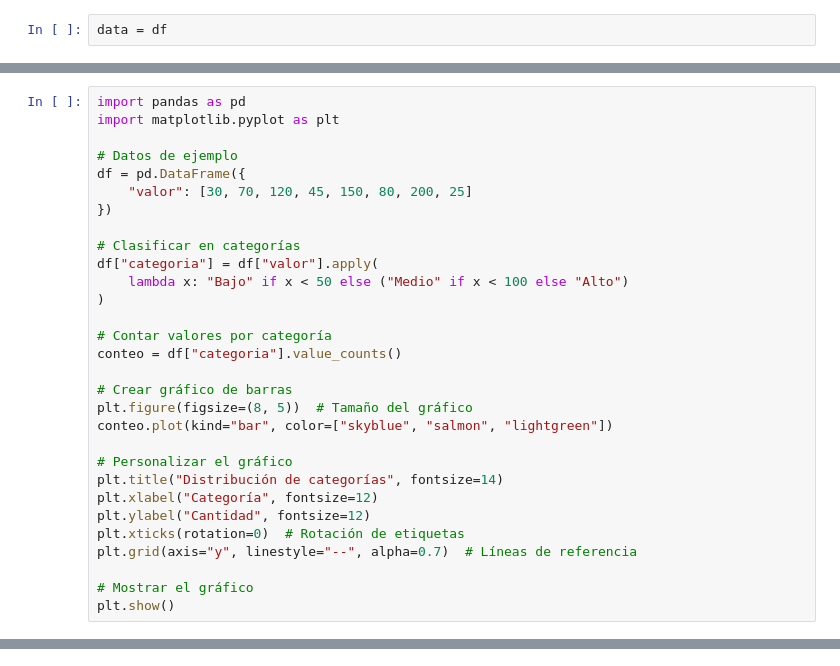
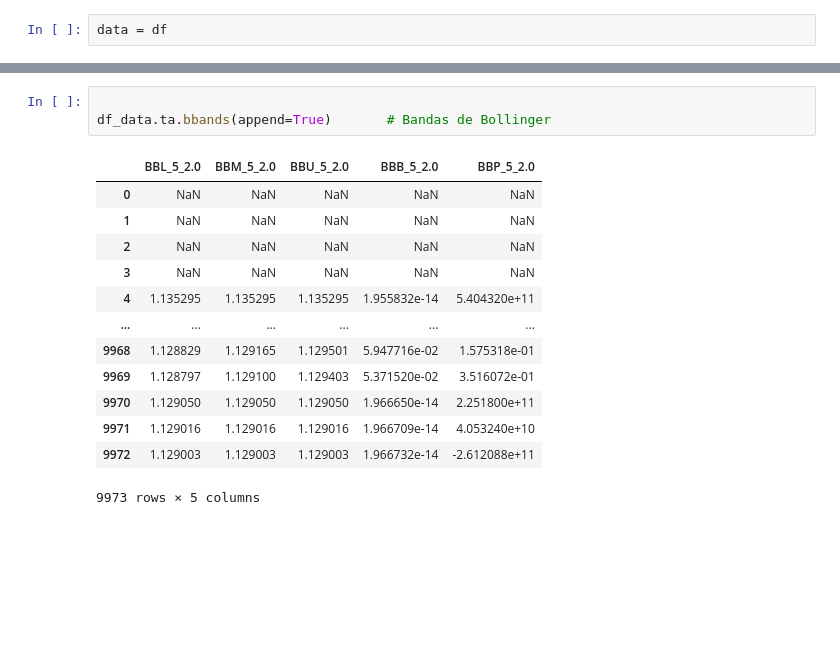
Before and after one commit to AlexCh069/iqoptions_bot, a Jupyter notebook: notebooks/dbscan.ipynb, the cells around one changed output, grey strips where cells are left out. Cells and saved outputs as stored; diff of their text form; blank space fills up the shorter version.

```diff
--- a/notebooks/dbscan.ipynb
+++ b/notebooks/dbscan.ipynb
@@ -148,30 +146,0 @@ plt.plot()
-# %%
-import pandas as pd
-import matplotlib.pyplot as plt
-
-# Datos de ejemplo
-df = pd.DataFrame({
-    "valor": [30, 70, 120, 45, 150, 80, 200, 25]
-})
-
-# Clasificar en categorías
-df["categoria"] = df["valor"].apply(
-    lambda x: "Bajo" if x < 50 else ("Medio" if x < 100 else "Alto")
-)
-
-# Contar valores por categoría
-conteo = df["categoria"].value_counts()
-
-# Crear gráfico de barras
-plt.figure(figsize=(8, 5))  # Tamaño del gráfico
-conteo.plot(kind="bar", color=["skyblue", "salmon", "lightgreen"])
-
-# Personalizar el gráfico
-plt.title("Distribución de categorías", fontsize=14)
-plt.xlabel("Categoría", fontsize=12)
-plt.ylabel("Cantidad", fontsize=12)
-plt.xticks(rotation=0)  # Rotación de etiquetas
-plt.grid(axis="y", linestyle="--", alpha=0.7)  # Líneas de referencia
-
-# Mostrar el gráfico
-plt.show()
@@ -179,0 +201,17 @@ plt.show()
+# %%
+
+df_data.ta.bbands(append=True)       # Bandas de Bollinger
+# %% [output]
+|  | BBL_5_2.0 | BBM_5_2.0 | BBU_5_2.0 | BBB_5_2.0 | BBP_5_2.0 |
+| 0 | NaN | NaN | NaN | NaN | NaN |
+| 1 | NaN | NaN | NaN | NaN | NaN |
+| 2 | NaN | NaN | NaN | NaN | NaN |
+| 3 | NaN | NaN | NaN | NaN | NaN |
+| 4 | 1.135295 | 1.135295 | 1.135295 | 1.955832e-14 | 5.404320e+11 |
+| ... | ... | ... | ... | ... | ... |
+| 9968 | 1.128829 | 1.129165 | 1.129501 | 5.947716e-02 | 1.575318e-01 |
+| 9969 | 1.128797 | 1.129100 | 1.129403 | 5.371520e-02 | 3.516072e-01 |
+| 9970 | 1.129050 | 1.129050 | 1.129050 | 1.966650e-14 | 2.251800e+11 |
+| 9971 | 1.129016 | 1.129016 | 1.129016 | 1.966709e-14 | 4.053240e+10 |
+| 9972 | 1.129003 | 1.129003 | 1.129003 | 1.966732e-14 | -2.612088e+11 |
+9973 rows × 5 columns
```
Also changed, not shown: parts of 9 cells of this notebook, 2 other files.
